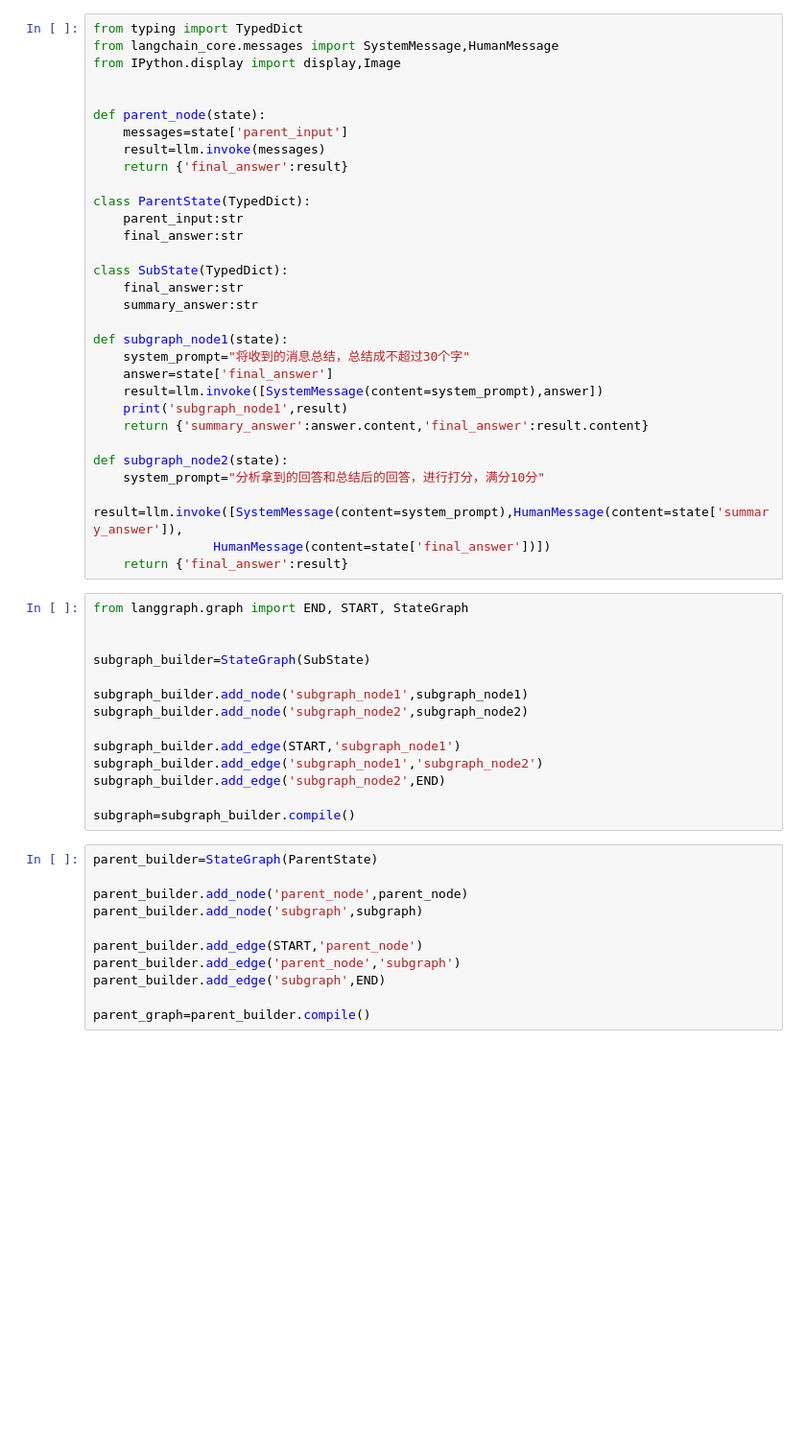
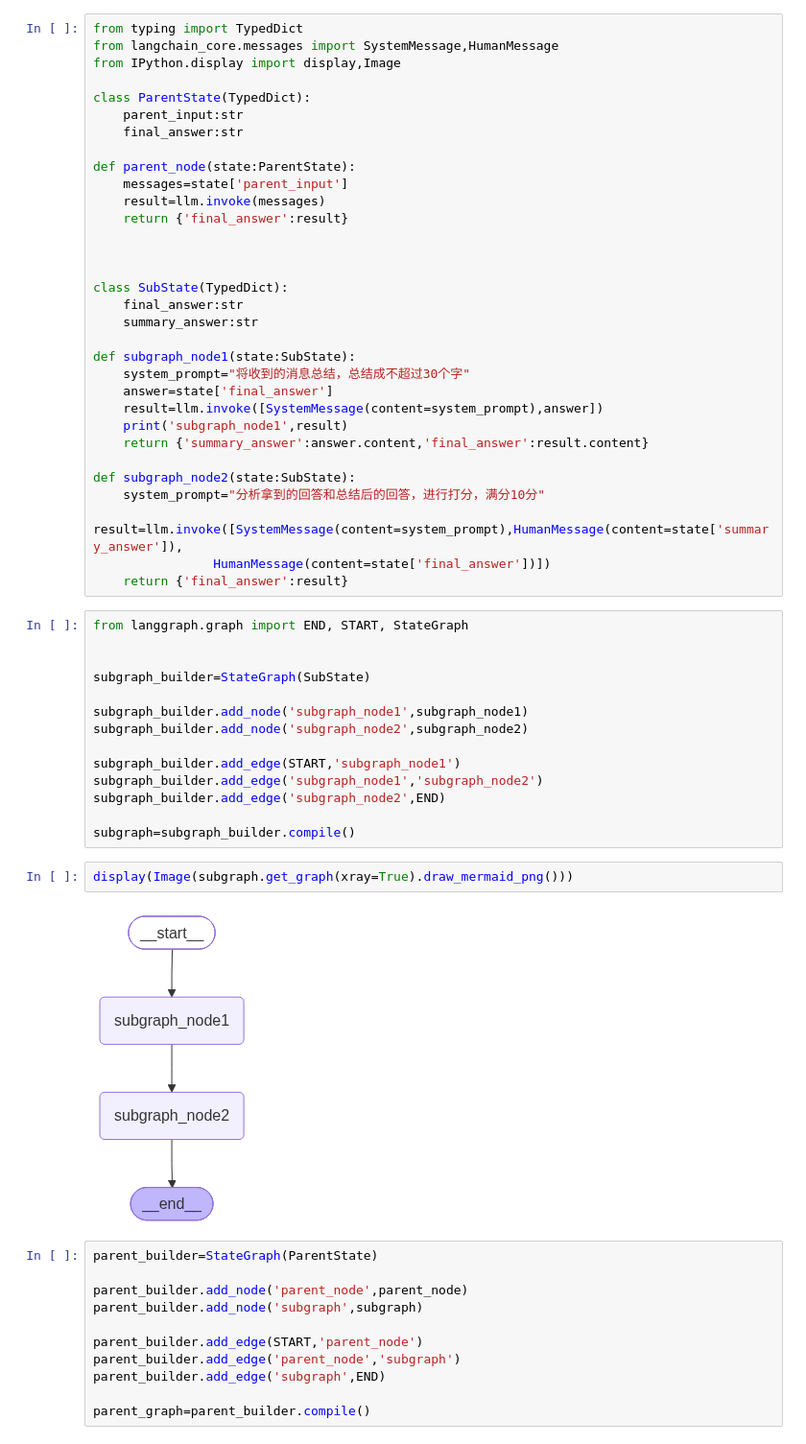
Before and after one commit to killstealing/langGraph-study, a Jupyter notebook: 复习/50 LangGraph实战之多代理-父子图之间的消息传递(上).ipynb, the cells around one changed output. Shown at 96% size. Drawn from its saved outputs; the diff is of its cells as text; blank space fills up the shorter version.

```diff
--- a/复习/50 LangGraph实战之多代理-父子图之间的消息传递(上).ipynb
+++ b/复习/50 LangGraph实战之多代理-父子图之间的消息传递(上).ipynb
@@ -15,28 +15,29 @@ from typing import TypedDict
 from langchain_core.messages import SystemMessage,HumanMessage
 from IPython.display import display,Image
 
+class ParentState(TypedDict):
+    parent_input:str
+    final_answer:str
 
-def parent_node(state):
+def parent_node(state:ParentState):
     messages=state['parent_input']
     result=llm.invoke(messages)
     return {'final_answer':result}
 
-class ParentState(TypedDict):
-    parent_input:str
-    final_answer:str
+
 
 class SubState(TypedDict):
     final_answer:str
     summary_answer:str
 
-def subgraph_node1(state):
+def subgraph_node1(state:SubState):
     system_prompt="将收到的消息总结，总结成不超过30个字"
     answer=state['final_answer']
     result=llm.invoke([SystemMessage(content=system_prompt),answer])
     print('subgraph_node1',result)
     return {'summary_answer':answer.content,'final_answer':result.content}
 
-def subgraph_node2(state):
+def subgraph_node2(state:SubState):
     system_prompt="分析拿到的回答和总结后的回答，进行打分，满分10分"
     result=llm.invoke([SystemMessage(content=system_prompt),HumanMessage(content=state['summary_answer']),
                 HumanMessage(content=state['final_answer'])])
@@ -55,6 +56,10 @@ subgraph_builder.add_edge('subgraph_node1','subgraph_node2')
 subgraph_builder.add_edge('subgraph_node2',END)
 
 subgraph=subgraph_builder.compile()
+# %%
+display(Image(subgraph.get_graph(xray=True).draw_mermaid_png()))
+# %% [output]
+[figure, added]
 # %%
 parent_builder=StateGraph(ParentState)
 
```
Also changed, not shown: parts of 2 cells of this notebook, 2 other files.
